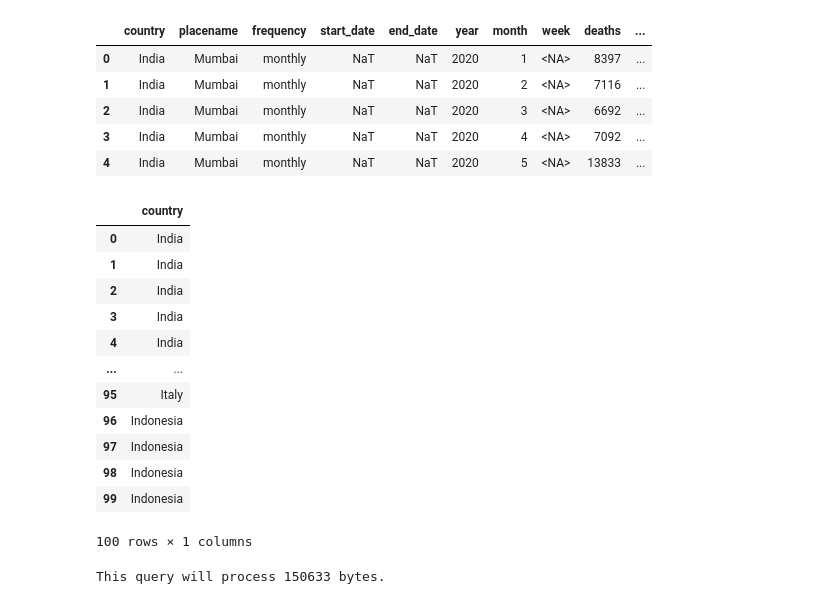
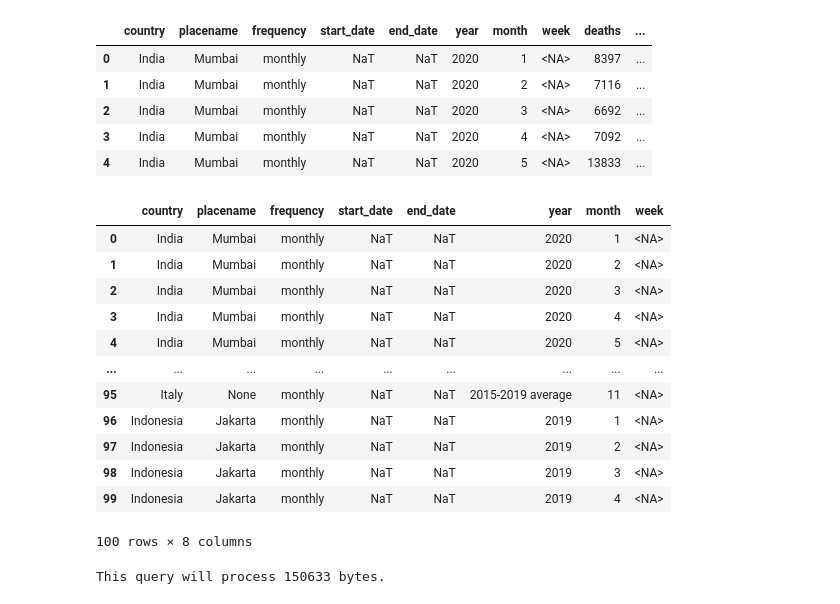
Before and after one commit to Remiw/Solemne1, a Jupyter notebook: SOLEMNE1MATÍASTOBAR.ipynb, the cells around one changed output. Drawn from its saved outputs; the diff is of its cells as text; code cells hidden in the pictures.

```diff
--- a/SOLEMNE1MATÍASTOBAR.ipynb
+++ b/SOLEMNE1MATÍASTOBAR.ipynb
@@ -63,21 +61,23 @@ client.list_rows(table, max_results=5).to_dataframe()
 | 4 | India | Mumbai | monthly | NaT | NaT | 2020 | 5 | <NA> | 13833 | ... |
 # %%
 #previsualizar las primeras (100) entradas de la columna 'country'
-client.list_rows(table, selected_fields=table.schema[:1], max_results=100).to_dataframe()
+#client.list_rows(table, selected_fields=table.schema[:1], max_results=100).to_dataframe()
+
+client.list_rows(table, selected_fields=table.schema[:8], max_results=100).to_dataframe()
 # %% [output]
-|  | country |
-| 0 | India |
-| 1 | India |
-| 2 | India |
-| 3 | India |
-| 4 | India |
-| ... | ... |
-| 95 | Italy |
-| 96 | Indonesia |
-| 97 | Indonesia |
-| 98 | Indonesia |
-| 99 | Indonesia |
+|  | country | placename | frequency | start_date | end_date | year | month | week |
+| 0 | India | Mumbai | monthly | NaT | NaT | 2020 | 1 | <NA> |
+| 1 | India | Mumbai | monthly | NaT | NaT | 2020 | 2 | <NA> |
+| 2 | India | Mumbai | monthly | NaT | NaT | 2020 | 3 | <NA> |
+| 3 | India | Mumbai | monthly | NaT | NaT | 2020 | 4 | <NA> |
+| 4 | India | Mumbai | monthly | NaT | NaT | 2020 | 5 | <NA> |
+| ... | ... | ... | ... | ... | ... | ... | ... | ... |
+| 95 | Italy | None | monthly | NaT | NaT | 2015-2019 average | 11 | <NA> |
+| 96 | Indonesia | Jakarta | monthly | NaT | NaT | 2019 | 1 | <NA> |
+| 97 | Indonesia | Jakarta | monthly | NaT | NaT | 2019 | 2 | <NA> |
+| 98 | Indonesia | Jakarta | monthly | NaT | NaT | 2019 | 3 | <NA> |
+| 99 | Indonesia | Jakarta | monthly | NaT | NaT | 2019 | 4 | <NA> |
-100 rows × 1 columns
+100 rows × 8 columns
 # %%
 query = """
         SELECT deaths, expected_deaths, excess_deaths
```
Also changed, not shown: parts of 7 cells of this notebook.
